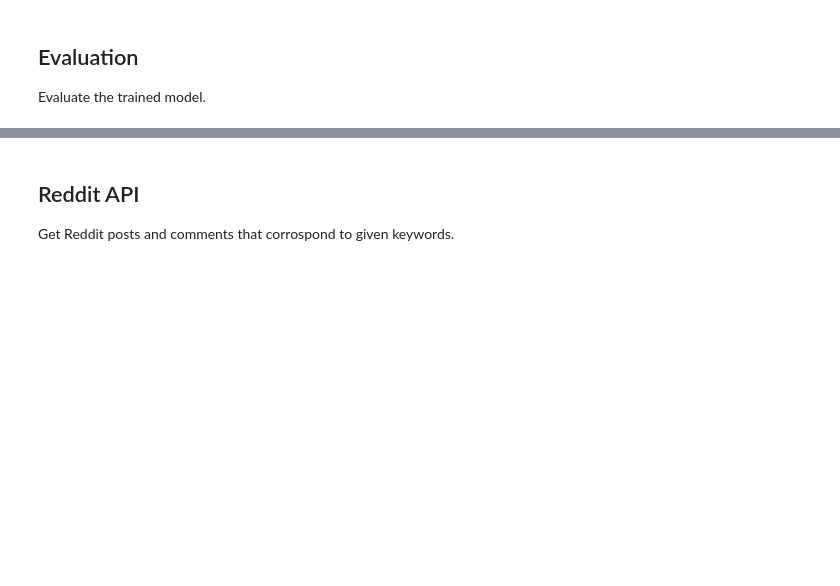
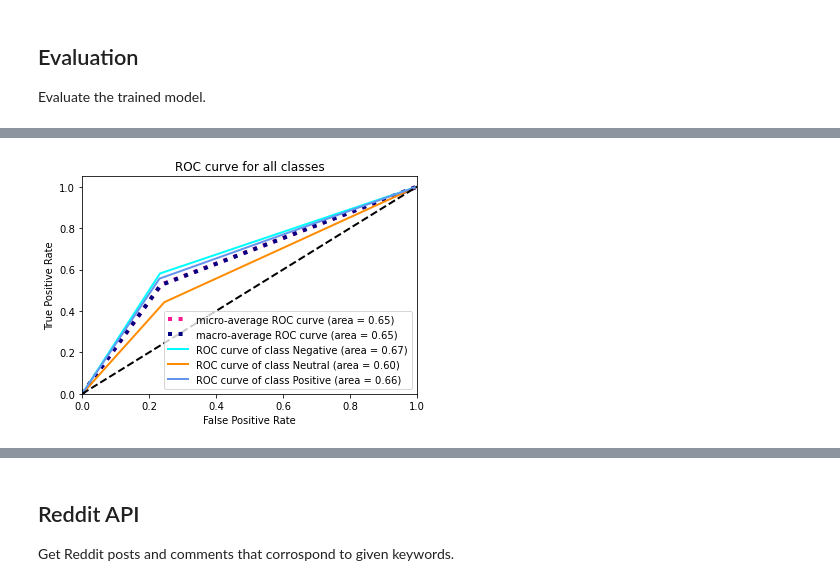
Before and after one commit to Rubinjo/sentiment-stonks, a Jupyter notebook: main.ipynb, the cells around one changed output, grey strips where cells are left out. Saved outputs shown, nothing was run; the diff lists cells and outputs as text; code cells hidden in the pictures; blank space fills up the shorter version.

```diff
--- a/main.ipynb
+++ b/main.ipynb
@@ -486,0 +474,91 @@ Final accuracy on the test set: 0.673
+# %%
+from sklearn.metrics import roc_auc_score, roc_curve, auc
+
+# Compute true positives, false positives, true negatives and false negatives for all classes
+targets = [[], [], []]
+preds = [[], [], []]
+
+for i in range(3):
+    for label in roc_targets:
+        if (i == label):
+            targets[i].append(1)
+        else:
+            targets[i].append(0)
+    for pred in roc_preds:
+        if (i == pred):
+            preds[i].append(1)
+        else:
+            preds[i].append(0)
+
+# Compute ROC curve and ROC area for each class
+fpr = dict()
+tpr = dict()
+roc_auc = dict()
+for i in range(3):
+    fpr[i], tpr[i], _ = roc_curve(np.array(targets[i]), np.array(preds[i]))
+    roc_auc[i] = auc(fpr[i], tpr[i])
+
+# Compute micro-average ROC curve and ROC area
+fpr["micro"], tpr["micro"], _ = roc_curve(np.array(targets).ravel(), np.array(preds).ravel())
+roc_auc["micro"] = auc(fpr["micro"], tpr["micro"])
+
+# First aggregate all false positive rates
+all_fpr = np.unique(np.concatenate([fpr[i] for i in range(3)]))
+
+# Then interpolate all ROC curves at this points
+mean_tpr = np.zeros_like(all_fpr)
+for i in range(3):
+    mean_tpr += np.interp(all_fpr, fpr[i], tpr[i])
+
+# Finally average it and compute AUC
+mean_tpr /= 3
+
+lw = 2
+
+classes = ["Negative", "Neutral", "Positive"]
+
+fpr["macro"] = all_fpr
+tpr["macro"] = mean_tpr
+roc_auc["macro"] = auc(fpr["macro"], tpr["macro"])
+
+# Plot all ROC curves
+plt.figure()
+plt.plot(
+    fpr["micro"],
+    tpr["micro"],
+    label="micro-average ROC curve (area = {0:0.2f})".format(roc_auc["micro"]),
+    color="deeppink",
+    linestyle=":",
+    linewidth=4,
+)
+
+plt.plot(
+    fpr["macro"],
+    tpr["macro"],
+    label="macro-average ROC curve (area = {0:0.2f})".format(roc_auc["macro"]),
+    color="navy",
+    linestyle=":",
+    linewidth=4,
+)
+
+colors = cycle(["aqua", "darkorange", "cornflowerblue"])
+for i, color in zip(range(3), colors):
+    plt.plot(
+        fpr[i],
+        tpr[i],
+        color=color,
+        lw=lw,
+        label="ROC curve of class {0} (area = {1:0.2f})".format(classes[i], roc_auc[i]),
+    )
+
+plt.plot([0, 1], [0, 1], "k--", lw=lw)
+plt.xlim([0.0, 1.0])
+plt.ylim([0.0, 1.05])
+plt.xlabel("False Positive Rate")
+plt.ylabel("True Positive Rate")
+plt.title("ROC curve for all classes")
+plt.legend(loc="lower right")
+plt.savefig("roc_curve.png")
+plt.show()
+# %% [output]
+[figure, added]
```
Also changed, not shown: parts of 15 cells of this notebook.
